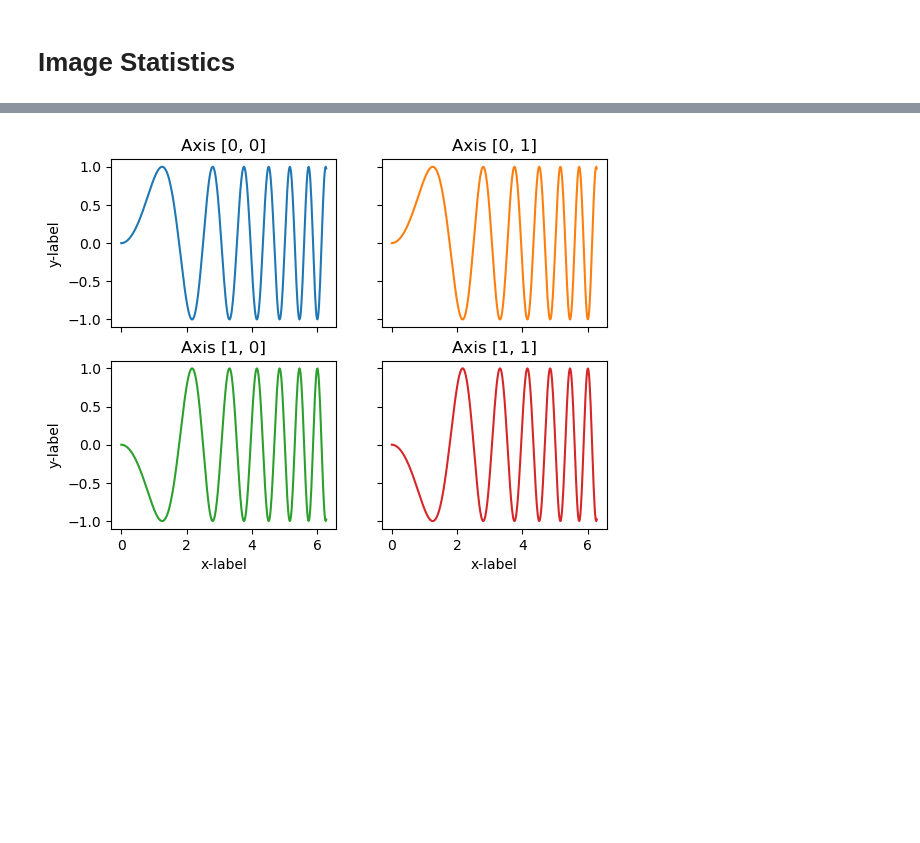
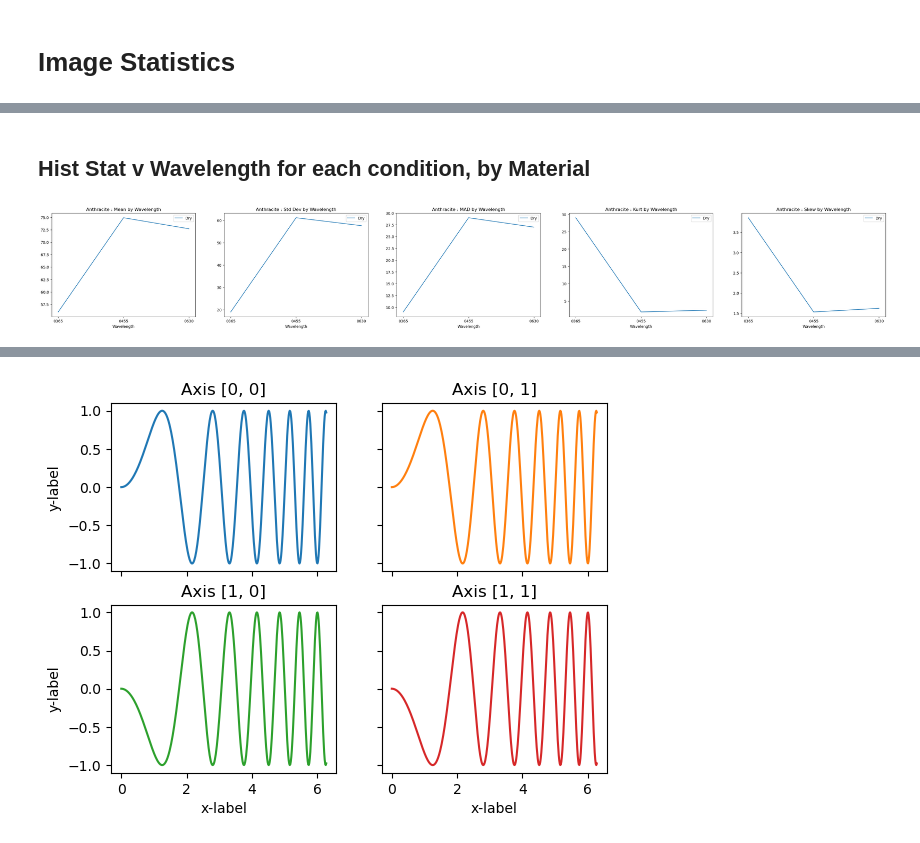
Before and after one commit to jfan14mc/Sand-Image-Anaylsis, a Jupyter notebook: imageTesting.ipynb, the cells around one changed output, grey strips where cells are left out. Saved outputs shown, nothing was run; the diff lists cells and outputs as text; code cells hidden in the pictures; blank space fills up the shorter version.

```diff
--- a/imageTesting.ipynb
+++ b/imageTesting.ipynb
@@ -317,0 +378,72 @@ plt.savefig(os.path.join(base, 'ImageStatistics', pictureName), bbox_inches = 't
+# %% [markdown]
+## Hist Stat v Wavelength for each condition, by Material
+# %%
+#histogram statistic profiles
+
+def statList(image):
+    return [np.mean(image, axis=(0, 1)).round(2),
+            np.std(image, axis=(0, 1)).round(2),
+            scipy.stats.median_abs_deviation(image, axis = (0,1)),
+            round(scipy.stats.kurtosis(image, axis = (0,1)),2),
+            round(scipy.stats.skew(image, axis = (0,1)),2)]
+
+def ioOpen(image):
+    return io.imread(image)
+
+def conditionList(addr):
+     conds = []
+     addresses = glob.glob(search)
+     for address in addresses:
+          conds.append(os.path.dirname(address))
+     return [*np.unique(conds)]
+
+
+# User input
+material = "Anthracite"
+
+#finding the wavelengths present in the folder
+base = '/Users/fanjx1/Documents/SandImages/'
+search = os.path.join(base, 'Composites', '*' + material + '*', '*')
+conditions = conditionList(search)
+stats = {}
+#display(conditions)
+
+fig, axs = plt.subplots(1,5, figsize = (40,5))
+
+for condition in conditions:
+     wavesInCond = glob.glob(os.path.join(condition, '*'))
+     wavesInCond.sort()
+     condName = os.path.basename(condition).partition('-')[2]
+     #display(condName)
+
+
+     for wave in wavesInCond:
+          #display(wave)
+          waveName = os.path.basename(wave)[:4]
+          stats[waveName] = statList(ioOpen(wave))
+
+     statIndex = ['Mean', 'Std Dev', 'MAD', 'Kurt', 'Skew']
+     statComparison = pd.DataFrame(stats, index = statIndex)
+     statCount = 0
+
+     for stat in statIndex:
+          #display(stat)
+          #display(statComparison.loc[stat])
+          axs[statCount].set_title(material + ' : ' + stat + ' by Wavelength')
+          axs[statCount].plot(statComparison.loc[stat], label = condName)
+          statCount += 1
+
+     for number in [*range(statCount)]:
+          axs[number].legend(loc='best')
+          axs[number].xaxis.set_label_text('Wavelength')
+
+     stats.clear()
+
+
+
+
+materialName = os.path.basename(os.path.dirname(wave)).partition('-')[0]
+pictureName = material + 'StatisticsProfiles.png'
+fig.savefig(os.path.join(base, 'ImageStatistics', materialName, pictureName), bbox_inches= 'tight')
+# %% [output]
+[figure, added]
```
Also changed, not shown: parts of 27 cells of this notebook.
